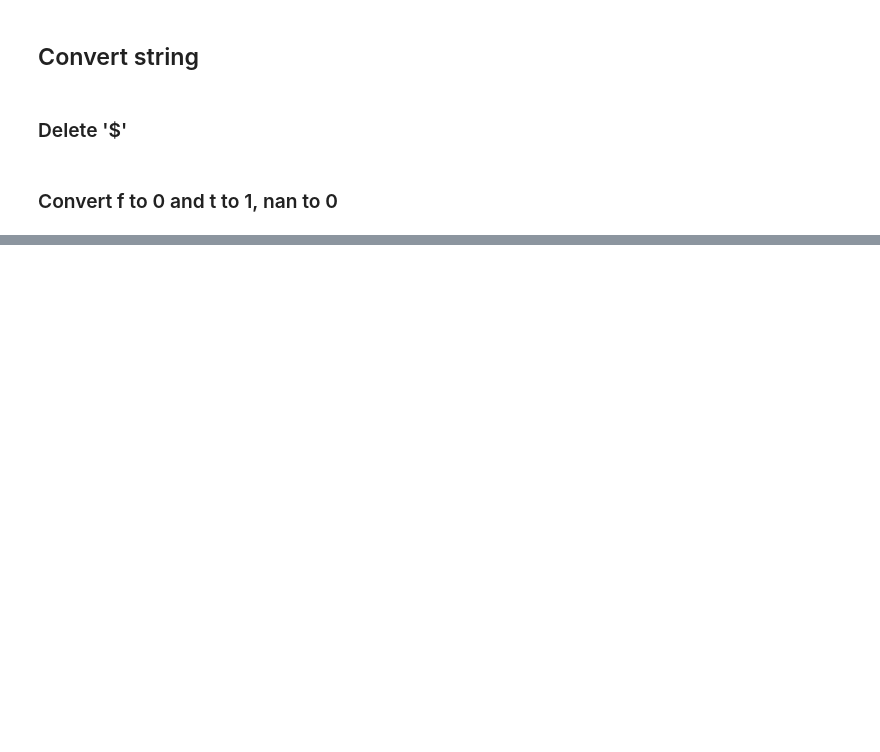
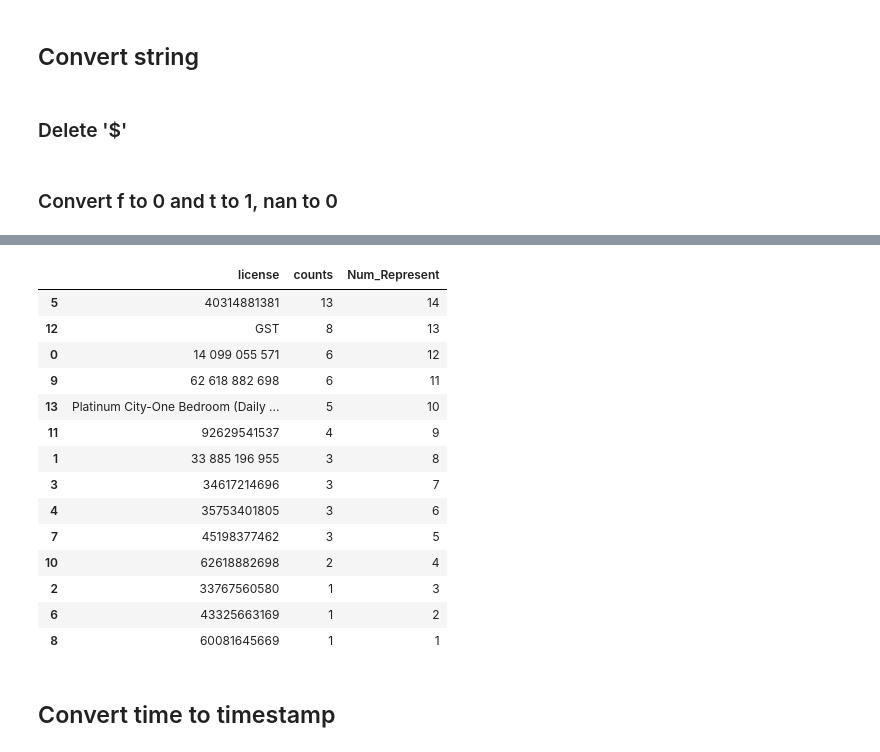
Before and after one commit to BigtoC/Data-Mining-of-Edinburgh-Airbnb, a Jupyter notebook: data-preprocessing.ipynb, the cells around one changed output, grey strips where cells are left out. Cells and saved outputs as stored; diff of their text form; code cells hidden in the pictures; blank space fills up the shorter version.

Commit message:
ToDo Columns: cancellation_policy & license

```diff
--- a/data-preprocessing.ipynb
+++ b/data-preprocessing.ipynb
@@ -18,10 +19,10 @@ listing = listing_file[cols].drop(
         'name', 'host_name', 'scrape_id', 'market', 'host_location', 'smart_location',
         'country_code', 'country', 'city', 'state', 'neighbourhood_cleansed', 'notes',
         'neighbourhood_group_cleansed', 'neighbourhood', 'transit', 'calendar_last_scraped',
-        'calendar_updated', 'street', 'host_neighbourhood', 'last_scraped'
+        'calendar_updated', 'street', 'host_neighbourhood', 'last_scraped', 'experiences_offered'
     ]
-)
-listing = listing.fillna(0)
+).fillna(0)
 
+amount = len(listing)
 listing.shape
 # %% [output]
@@ -210,0 +245,21 @@ cancel
+# %%
+experiences_offered = make_table('license')
+experiences_offered
+# %% [output]
+|  | license | counts | Num_Represent |
+| 5 | 40314881381 | 13 | 14 |
+| 12 | GST | 8 | 13 |
+| 0 | 14 099 055 571 | 6 | 12 |
+| 9 | 62 618 882 698 | 6 | 11 |
+| 13 | Platinum City-One Bedroom (Daily ... | 5 | 10 |
+| 11 | 92629541537 | 4 | 9 |
+| 1 | 33 885 196 955 | 3 | 8 |
+| 3 | 34617214696 | 3 | 7 |
+| 4 | 35753401805 | 3 | 6 |
+| 7 | 45198377462 | 3 | 5 |
+| 10 | 62618882698 | 2 | 4 |
+| 2 | 33767560580 | 1 | 3 |
+| 6 | 43325663169 | 1 | 2 |
+| 8 | 60081645669 | 1 | 1 |
+# %% [markdown]
+## Convert time to timestamp
```
Also changed, not shown: parts of 12 cells of this notebook.
